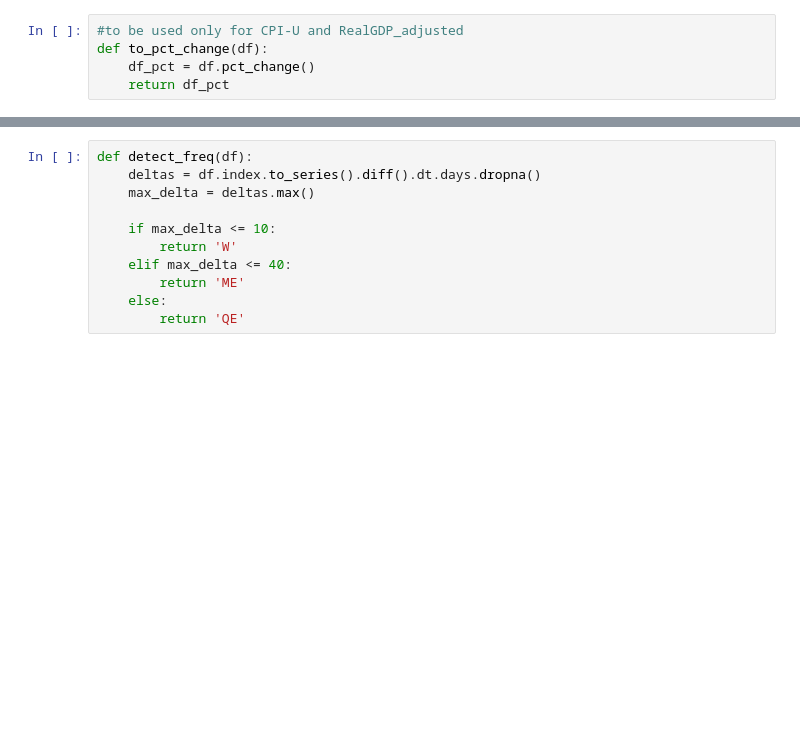
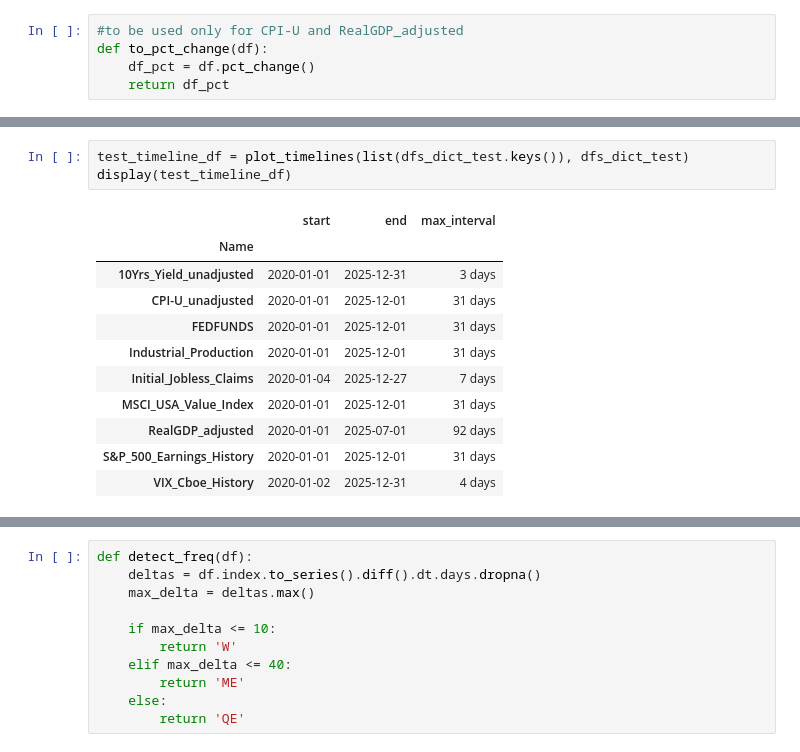
Before and after one commit to Starkl7/Regime-Dependent-Beta-Optimization, a Jupyter notebook: Basic_EDA.ipynb, the cells around one changed output, grey strips where cells are left out. Drawn from its saved outputs; the diff is of its cells as text; blank space fills up the shorter version.

```diff
--- a/Basic_EDA.ipynb
+++ b/Basic_EDA.ipynb
@@ -83,0 +104,15 @@ display(timeline_df)
+# %%
+test_timeline_df = plot_timelines(list(dfs_dict_test.keys()), dfs_dict_test)
+display(test_timeline_df)
+# %% [output]
+|  | start | end | max_interval |
+| Name |  |  |  |
+| 10Yrs_Yield_unadjusted | 2020-01-01 | 2025-12-31 | 3 days |
+| CPI-U_unadjusted | 2020-01-01 | 2025-12-01 | 31 days |
+| FEDFUNDS | 2020-01-01 | 2025-12-01 | 31 days |
+| Industrial_Production | 2020-01-01 | 2025-12-01 | 31 days |
+| Initial_Jobless_Claims | 2020-01-04 | 2025-12-27 | 7 days |
+| MSCI_USA_Value_Index | 2020-01-01 | 2025-12-01 | 31 days |
+| RealGDP_adjusted | 2020-01-01 | 2025-07-01 | 92 days |
+| S&P_500_Earnings_History | 2020-01-01 | 2025-12-01 | 31 days |
+| VIX_Cboe_History | 2020-01-02 | 2025-12-31 | 4 days |
```
Also changed, not shown: parts of 27 cells of this notebook.
